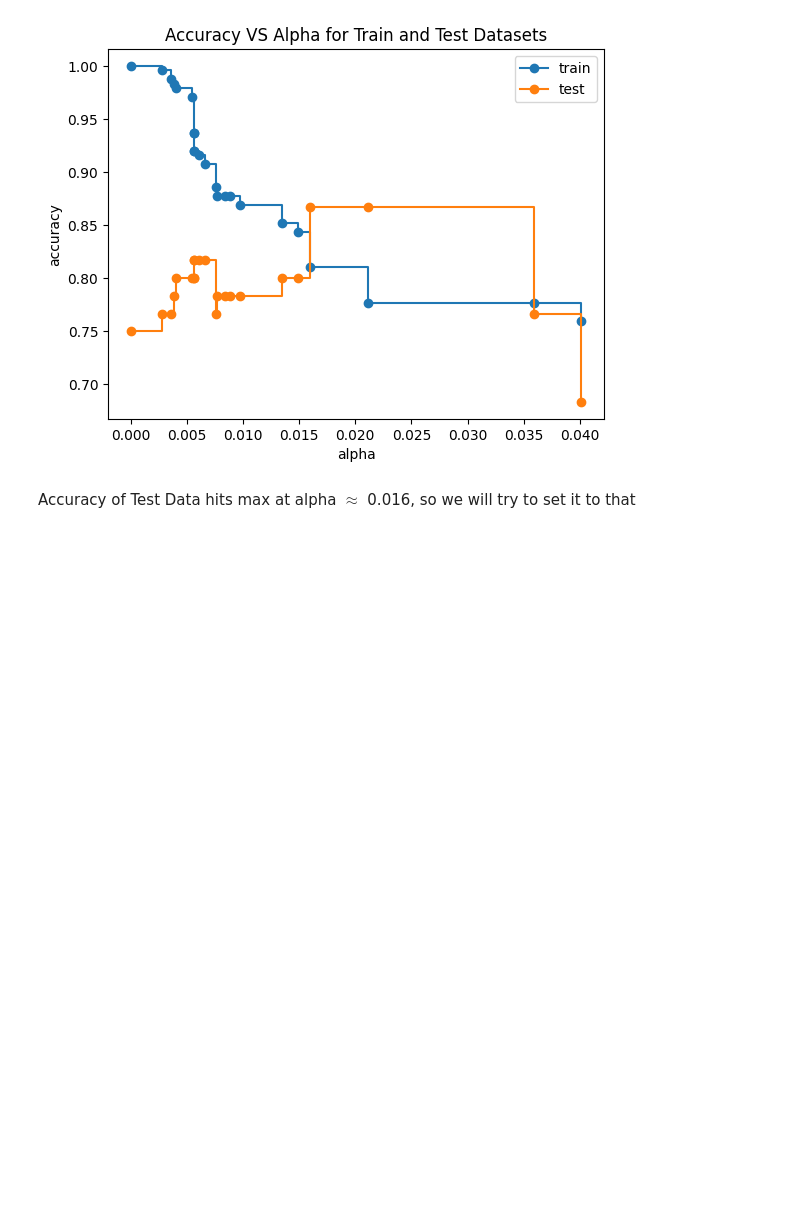
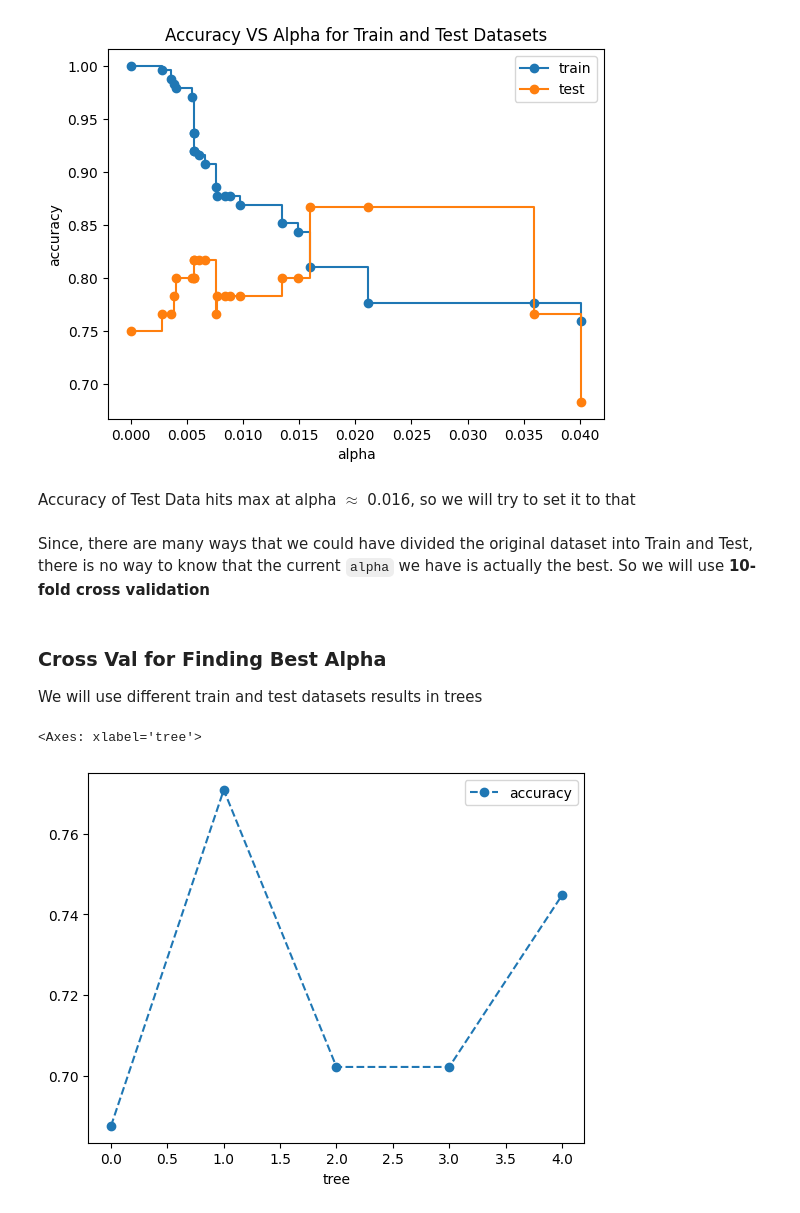
Before and after one commit to abandonedmonk/End-to-End-Decision-Trees-Project, a Jupyter notebook: decision_tree.ipynb, the cells around one changed output. Saved outputs shown, nothing was run; the diff lists cells and outputs as text; code cells hidden in the pictures; blank space fills up the shorter version.

Commit message:
Using Cross Validation to find the best alpha value and making the final model

```diff
--- a/decision_tree.ipynb
+++ b/decision_tree.ipynb
@@ -282,3 +283,21 @@ plt.show()
 [figure]
 # %% [markdown]
 Accuracy of Test Data hits max at alpha $ \approx $ 0.016, so we will try to set it to that
+# %% [markdown]
+Since, there are many ways that we could have divided the original dataset into Train and Test, there is no way to know that the current `alpha` we have is actually the best.
+So we will use **10-fold cross validation**
+# %% [markdown]
+### Cross Val for Finding Best Alpha
+
+We will use different train and test datasets results in trees
+# %%
+dt_model = DecisionTreeClassifier(random_state=42, ccp_alpha=0.016)
+
+# 5-fold cross validation
+scores = cross_val_score(dt_model, X_train, y_train, cv=5)
+df = pd.DataFrame(data={'tree': range(5), 'accuracy': scores})
+
+df.plot(x='tree', y='accuracy', marker='o', linestyle='--')
+# %% [output]
+<Axes: xlabel='tree'>
+[figure, added]
```
Also changed, not shown: parts of 14 cells of this notebook.
